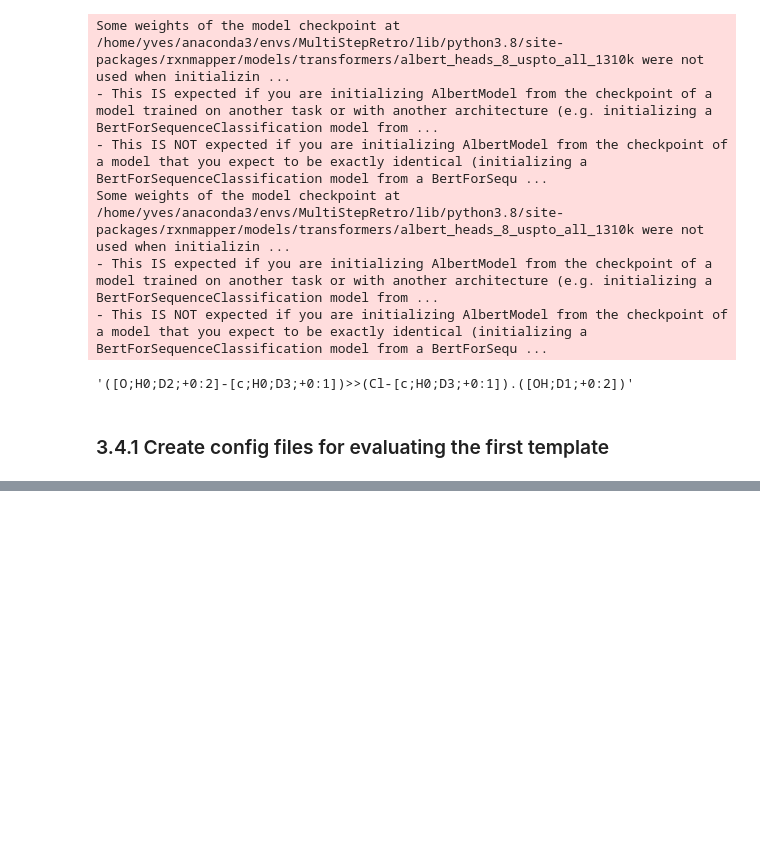
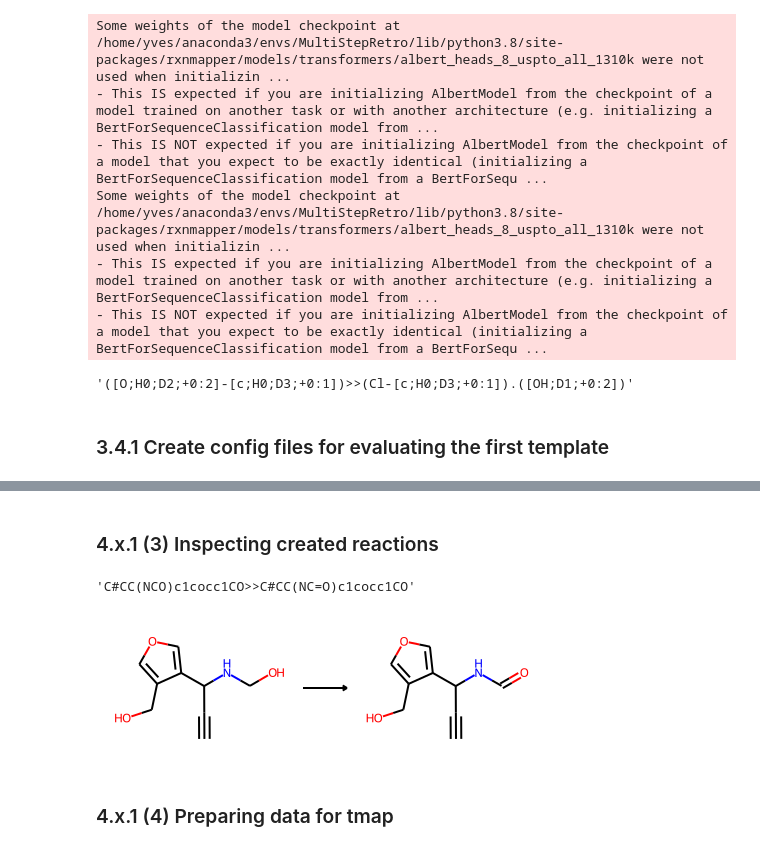
Before and after one commit to yvsgrndjn/USPTO_balance, a Jupyter notebook: notebooks/B_enrichment_workflow.ipynb, the cells around one changed output, grey strips where cells are left out. Cells and saved outputs as stored; diff of their text form; code cells hidden in the pictures; blank space fills up the shorter version.

```diff
--- a/notebooks/B_enrichment_workflow.ipynb
+++ b/notebooks/B_enrichment_workflow.ipynb
@@ -1226,0 +1185,13 @@ with open(f'/home/yves/Documents/GitHub/USPTO_balance/config_files/config_part2_
+# %%
+#uspto_df_path = '/home/yves/Documents/GitHub/ForwardTag/data/df_Thakkar_04_2023_Mapped.pkl' remove from clean version
+uspto_df_path = "./your_folder_containing the pkl/"
+uspto_df = pd.read_pickle(uspto_df_path)
+
+uspto_products = [uspto_df.at[i, 'Prod_cleared']for i in range(len(uspto_df))]
+
+uspto_products_sublists = np.array_split(uspto_products, 100)
+
+for i in range(len(uspto_products_sublists)):
+    with open(f'{uspto_df_path}USPTO_{i+1}.txt', 'w') as f:
+        for item in uspto_products_sublists[i]:
+            f.write("%s\n" % item)
@@ -1226,0 +1399,40 @@ with open(f'/home/yves/Documents/GitHub/USPTO_balance/config_files/config_part2_
+# %%
+#Prepare config file for dataset (whose templates were extracted in 4.1.2) equilibration of first retro_reac and retro_template (TEST)
+dataset_name       = 'GDB13S'
+retro_reac         = bw.rxn_smarts_to_sanitized_reactant_smarts(df_templates.iloc[1]['retro_templates'])
+retro_template     = df_templates.iloc[1]['retro_templates']
+path_to_folder     = '/home/yves/Documents/GitHub/test_folder/'
+path_models        = '/home/yves/Documents/GitHub/TTL_versions/1.4/models/'
+template_frequency = df_templates.iloc[1]['frequency']
+frequency_target   = 10000
+
+config_file_full = f'{path_to_folder}config_files/config_full_{retro_reac}.yaml'.replace(';','')
+
+with open(f'{config_file_full}', 'w') as f:
+    f.write(f'dataset_name: "{dataset_name}"\n')
+    f.write(f'retro_reac: "{retro_reac}"\n')
+    f.write(f'retro_template: "{retro_template}"\n')
+    f.write(f'path_to_folder: "{path_to_folder}"\n')
+    f.write(f'path_models: "{path_models}"\n')
+    f.write(f'template_frequency: {template_frequency}\n')
+    f.write(f'frequency_target: {frequency_target}')
+# %% [markdown]
+### 4.x.1 (3) Inspecting created reactions
+# %%
+#load the 539 created reactions
+with open('/home/yves/Documents/GitHub/test_folder/results/saved_rxns/GDB13S/full_rxns_[CH;D2;+0:1]=[O;H0;D1;+0:2]_([CH;D2;+0:1]=[O;H0;D1;+0:2])>>([CH2;D2;+0:1]-[OH;D1;+0:2]).txt', 'r') as f:
+    created_rxns = []
+    for line in f:
+        created_rxns.append(line.split('\n')[0])
+# %%
+i = 430
+# %%
+created_rxns[i]
+# %% [output]
+'C#CC(NCO)c1cocc1CO>>C#CC(NC=O)c1cocc1CO'
+# %%
+AllChem.ReactionFromSmarts(created_rxns[i], useSmiles = True)
+# %% [output]
+[figure, added]
+# %% [markdown]
+### 4.x.1 (4) Preparing data for tmap
```
Also changed, not shown: parts of 225 cells of this notebook, 1 other file.
